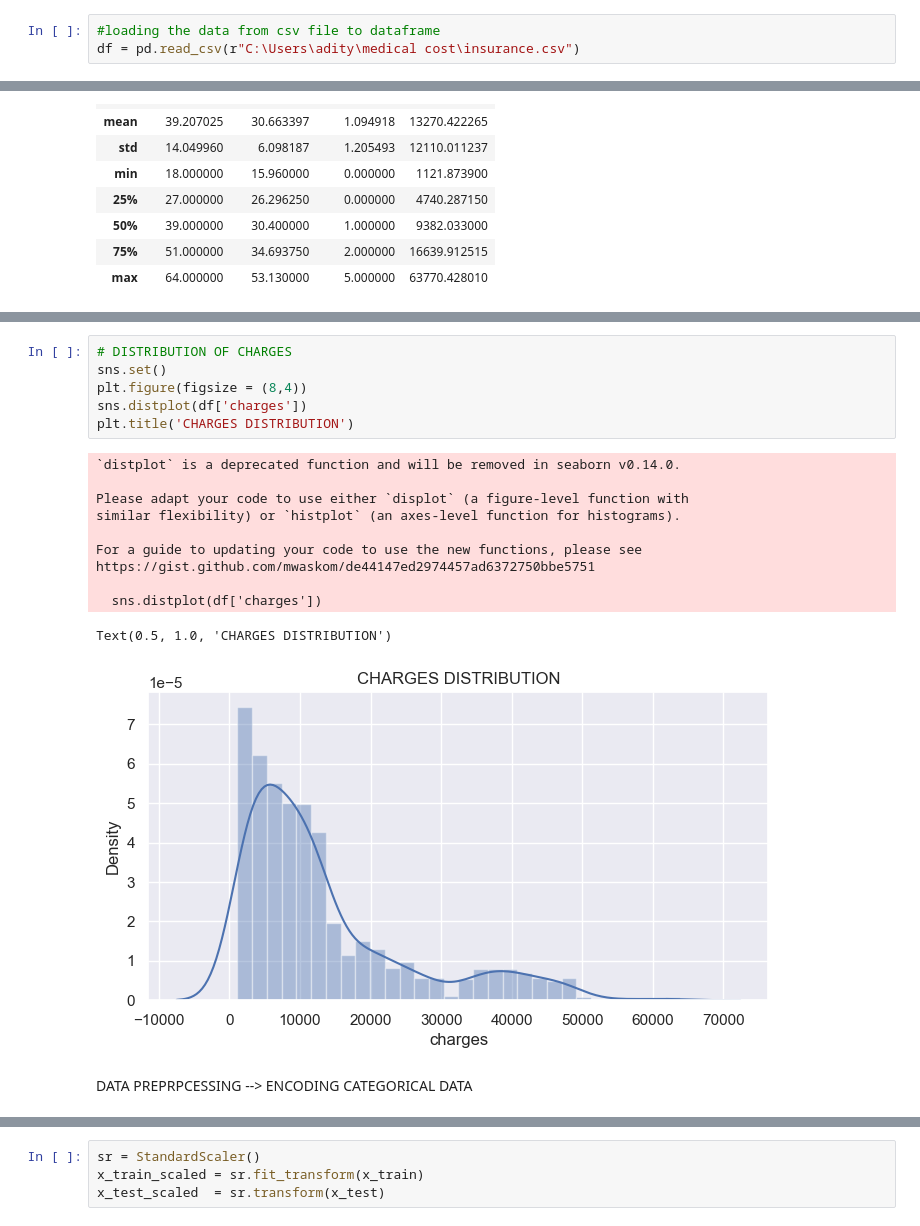
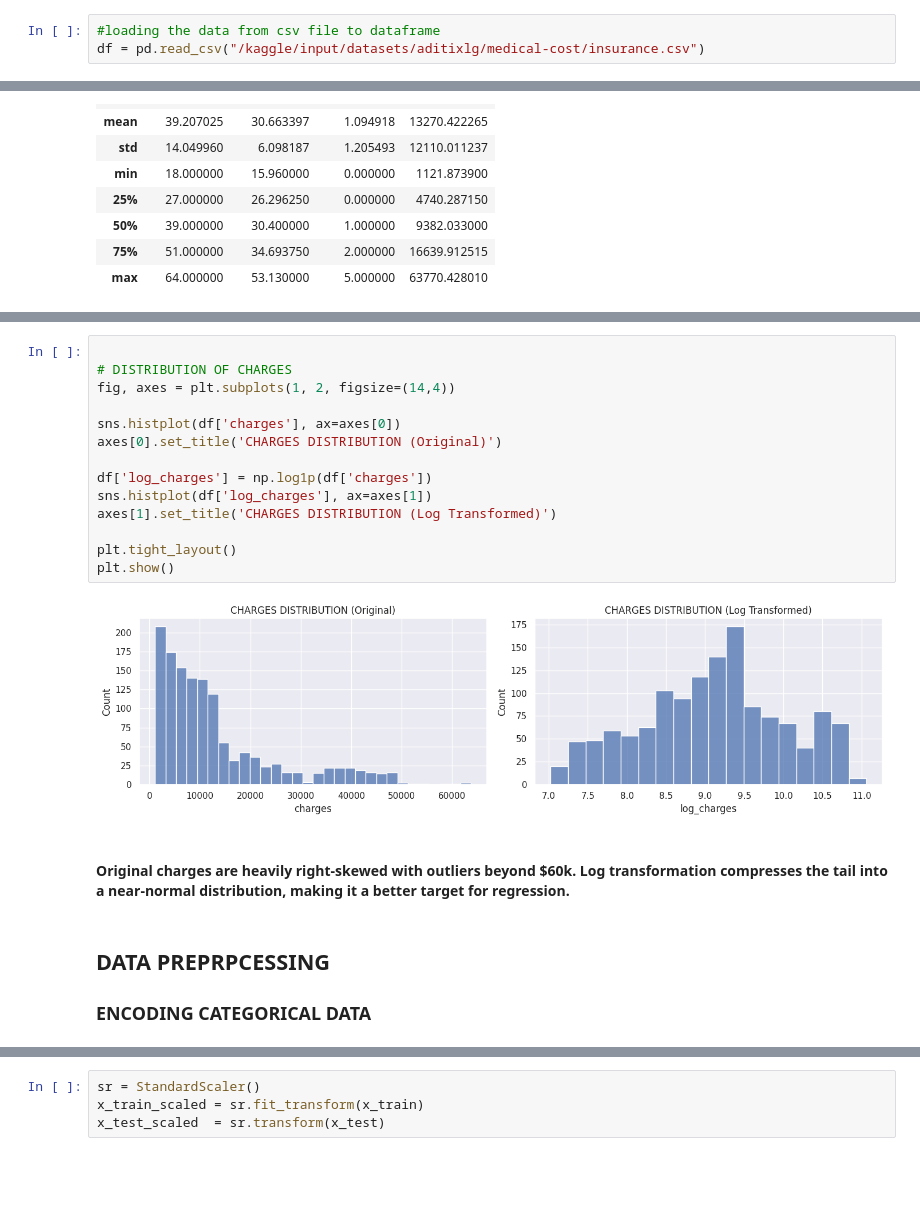
Before and after one commit to aditya1596/Medical-Insurance-Cost-Predictor, a Jupyter notebook: Medical_insurence_cost_prediction.ipynb, the cells around one changed output, grey strips where cells are left out. Drawn from its saved outputs; the diff is of its cells as text; blank space fills up the shorter version.

```diff
--- a/Medical_insurence_cost_prediction.ipynb
+++ b/Medical_insurence_cost_prediction.ipynb
@@ -21,6 +33,6 @@ DATA COLLECTION AND ANALYSIS
 # %%
 #loading the data from csv file to dataframe
-df = pd.read_csv(r"C:\Users\adity\medical cost\insurance.csv")
+df = pd.read_csv("/kaggle/input/datasets/aditixlg/medical-cost/insurance.csv")
 # %%
 df.head()
 # %% [output]
@@ -191,22 +200,22 @@ Name: count, dtype: int64
 # %%
+
 # DISTRIBUTION OF CHARGES
-sns.set()
-plt.figure(figsize = (8,4))
-sns.distplot(df['charges'])
-plt.title('CHARGES DISTRIBUTION')
+fig, axes = plt.subplots(1, 2, figsize=(14,4))
+
+sns.histplot(df['charges'], ax=axes[0])
+axes[0].set_title('CHARGES DISTRIBUTION (Original)')
+
+df['log_charges'] = np.log1p(df['charges'])
+sns.histplot(df['log_charges'], ax=axes[1])
+axes[1].set_title('CHARGES DISTRIBUTION (Log Transformed)')
+
+plt.tight_layout()
+plt.show()
 # %% [output]
-`distplot` is a deprecated function and will be removed in seaborn v0.14.0.
-
-Please adapt your code to use either `displot` (a figure-level function with
-similar flexibility) or `histplot` (an axes-level function for histograms).
-
-For a guide to updating your code to use the new functions, please see
-https://gist.github.com/mwaskom/de44147ed2974457ad6372750bbe5751
-
-  sns.distplot(df['charges'])
-Text(0.5, 1.0, 'CHARGES DISTRIBUTION')
-[figure, old version]
+[figure, new version]
+# %% [markdown]
+#### Original charges are heavily right-skewed with outliers beyond $60k. Log transformation compresses the tail into a near-normal distribution, making it a better target for regression. ####
 # %% [markdown]
- DATA PREPRPCESSING -->
- ENCODING CATEGORICAL DATA
+## DATA PREPRPCESSING ##
+ ### ENCODING CATEGORICAL DATA ####
 # %%
```
Also changed, not shown: parts of 36 cells of this notebook, 3 other files.
